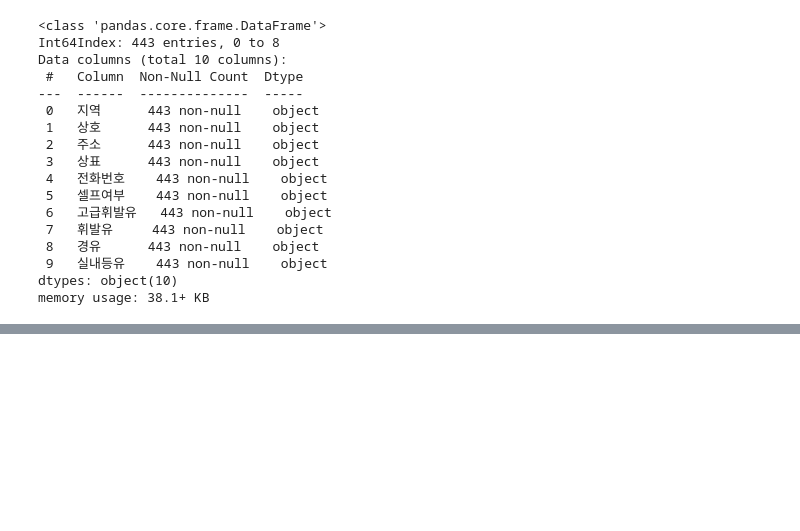
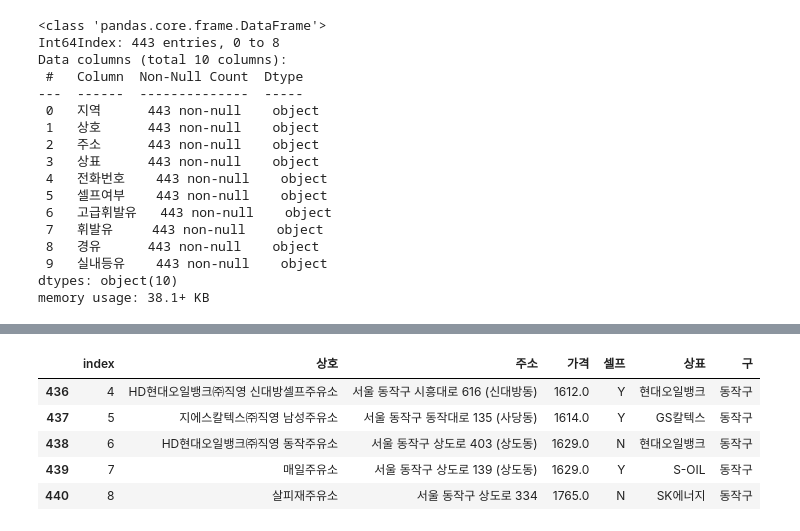
Before and after one commit to offpython/EDA, a Jupyter notebook: 04. Selenium_Basic_1.ipynb, the cells around one changed output, grey strips where cells are left out. Cells and saved outputs as stored; diff of their text form; code cells hidden in the pictures; blank space fills up the shorter version.

```diff
--- a/04. Selenium_Basic_1.ipynb
+++ b/04. Selenium_Basic_1.ipynb
@@ -473,0 +604,11 @@ memory usage: 38.1+ KB
+# %%
+# 인덱스 재정렬
+stations.reset_index(inplace=True)
+stations.tail()
+# %% [output]
+|  | index | 상호 | 주소 | 가격 | 셀프 | 상표 | 구 |
+| 436 | 4 | HD현대오일뱅크㈜직영 신대방셀프주유소 | 서울 동작구 시흥대로 616 (신대방동) | 1612.0 | Y | 현대오일뱅크 | 동작구 |
+| 437 | 5 | 지에스칼텍스㈜직영 남성주유소 | 서울 동작구 동작대로 135 (사당동) | 1614.0 | Y | GS칼텍스 | 동작구 |
+| 438 | 6 | HD현대오일뱅크㈜직영 동작주유소 | 서울 동작구 상도로 403 (상도동) | 1629.0 | N | 현대오일뱅크 | 동작구 |
+| 439 | 7 | 매일주유소 | 서울 동작구 상도로 139 (상도동) | 1629.0 | Y | S-OIL | 동작구 |
+| 440 | 8 | 살피재주유소 | 서울 동작구 상도로 334 | 1765.0 | N | SK에너지 | 동작구 |
```
Also changed, not shown: parts of 16 cells of this notebook.
